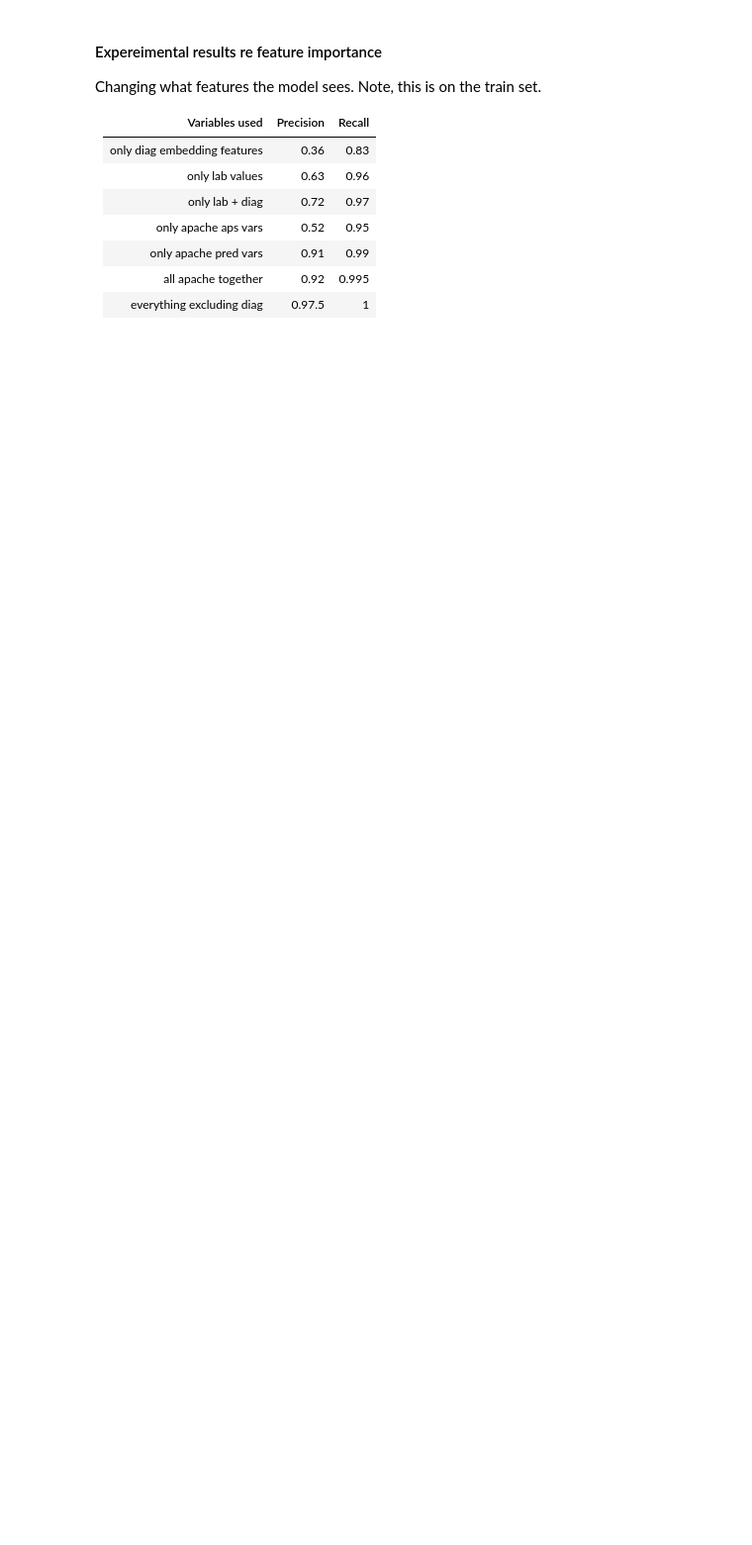
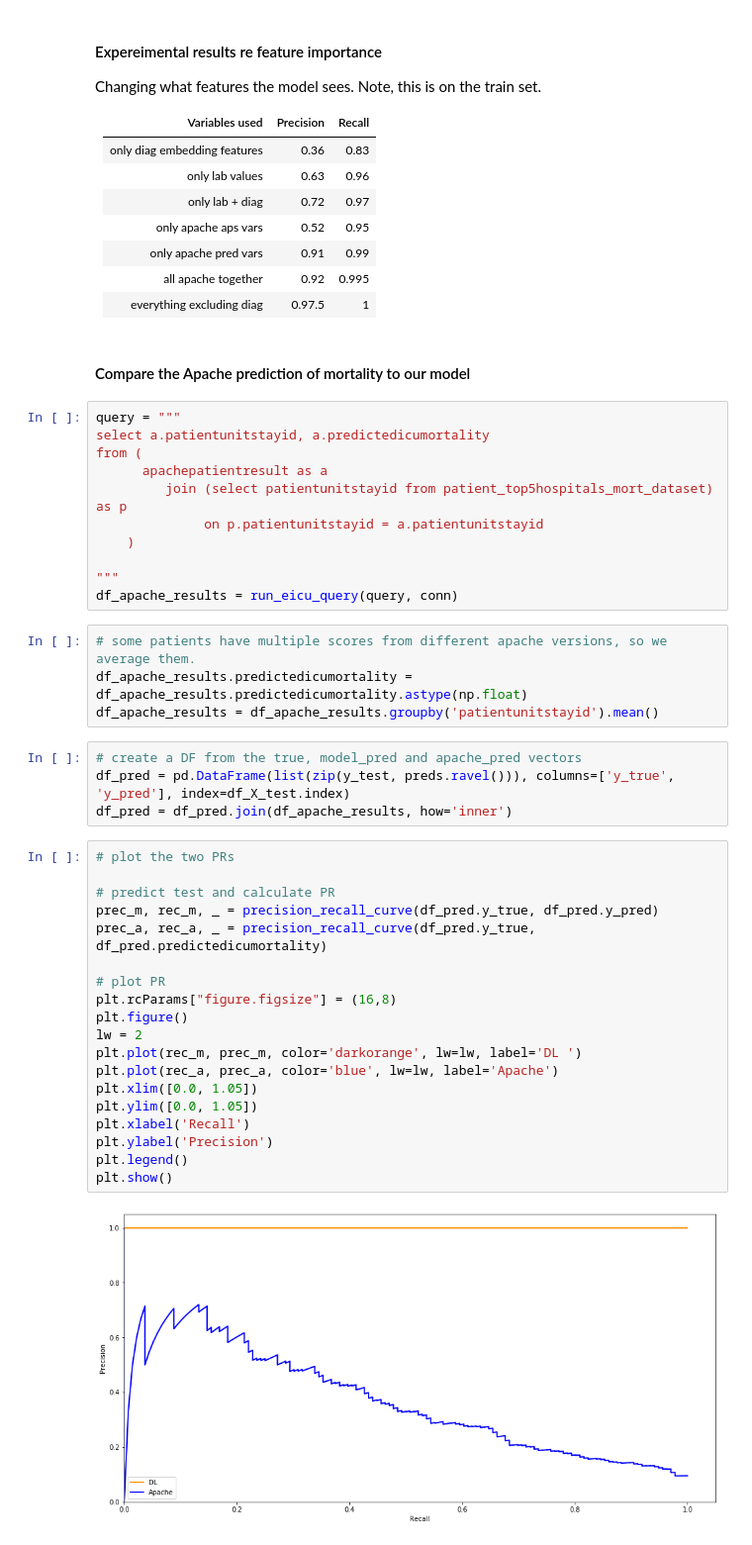
Before and after one commit to danielhomola/federated_ml_platform, a Jupyter notebook: notebooks/04_orpp_model.ipynb, the cells around one changed output. Shown at 99% size. Saved outputs shown, nothing was run; the diff lists cells and outputs as text; blank space fills up the shorter version.

Commit message:
done some experiments, compared our model to the current apache score pred

```diff
--- a/notebooks/04_orpp_model.ipynb
+++ b/notebooks/04_orpp_model.ipynb
@@ -290,3 +290,45 @@ Changing what features the model sees. Note, this is on the train set.
 | only apache pred vars | 0.91 | 0.99 |
 | all apache together | 0.92 | 0.995 |
 | everything excluding diag | 0.97.5 | 1 |
+# %% [markdown]
+#### Compare the Apache prediction of mortality to our model
+# %%
+query = """
+select a.patientunitstayid, a.predictedicumortality
+from (
+      apachepatientresult as a
+         join (select patientunitstayid from patient_top5hospitals_mort_dataset) as p
+              on p.patientunitstayid = a.patientunitstayid
+    )
+
+"""
+df_apache_results = run_eicu_query(query, conn)
+# %%
+# some patients have multiple scores from different apache versions, so we average them.
+df_apache_results.predictedicumortality = df_apache_results.predictedicumortality.astype(np.float)
+df_apache_results = df_apache_results.groupby('patientunitstayid').mean()
+# %%
+# create a DF from the true, model_pred and apache_pred vectors
+df_pred = pd.DataFrame(list(zip(y_test, preds.ravel())), columns=['y_true', 'y_pred'], index=df_X_test.index)
+df_pred = df_pred.join(df_apache_results, how='inner')
+# %%
+# plot the two PRs
+
+# predict test and calculate PR
+prec_m, rec_m, _ = precision_recall_curve(df_pred.y_true, df_pred.y_pred)
+prec_a, rec_a, _ = precision_recall_curve(df_pred.y_true, df_pred.predictedicumortality)
+
+# plot PR
+plt.rcParams["figure.figsize"] = (16,8)
+plt.figure()
+lw = 2
+plt.plot(rec_m, prec_m, color='darkorange', lw=lw, label='DL ')
+plt.plot(rec_a, prec_a, color='blue', lw=lw, label='Apache')
+plt.xlim([0.0, 1.05])
+plt.ylim([0.0, 1.05])
+plt.xlabel('Recall')
+plt.ylabel('Precision')
+plt.legend()
+plt.show()
+# %% [output]
+[figure, added]
```
Also changed, not shown: parts of 8 cells of this notebook, 1 other file.
